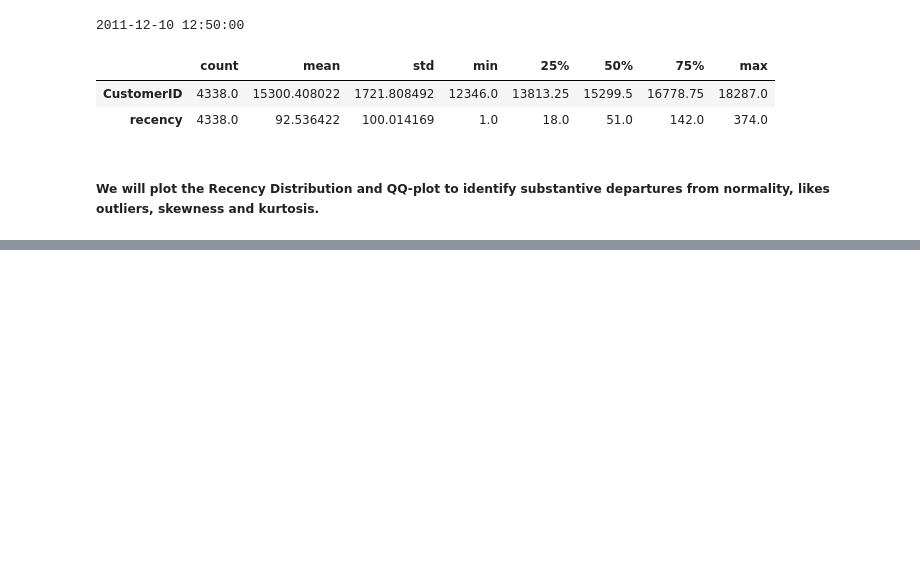
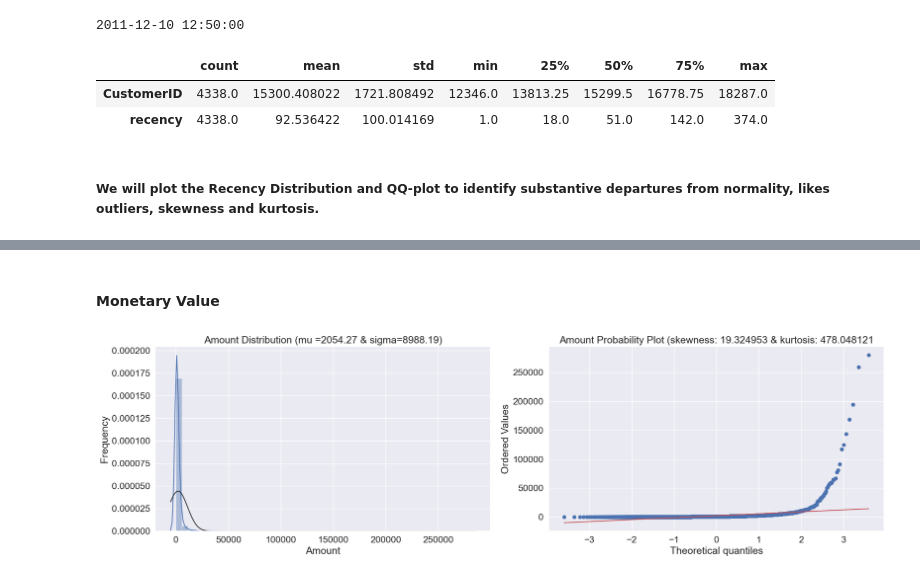
Before and after one commit to INCREDIBLE-AURNOB/Market-Basket-Analysis-and-Customer-Segmentation-, a Jupyter notebook: main.ipynb, the cells around one changed output, grey strips where cells are left out. Cells and saved outputs as stored; diff of their text form; code cells hidden in the pictures; blank space fills up the shorter version.

```diff
--- a/main.ipynb
+++ b/main.ipynb
@@ -350,0 +389,8 @@ AttributeError: Rectangle.set() got an unexpected keyword argument 'fit'
+# %% [markdown]
+#### Monetary Value
+# %%
+customer_monetary=df[['CustomerID','amount']].groupby('CustomerID').sum().reset_index()
+customer_history_df=customer_history_df.merge(customer_monetary)
+qplot(customer_history_df.amount,'Amount')
+# %% [output]
+[figure, added]
```
Also changed, not shown: parts of 12 cells of this notebook.
